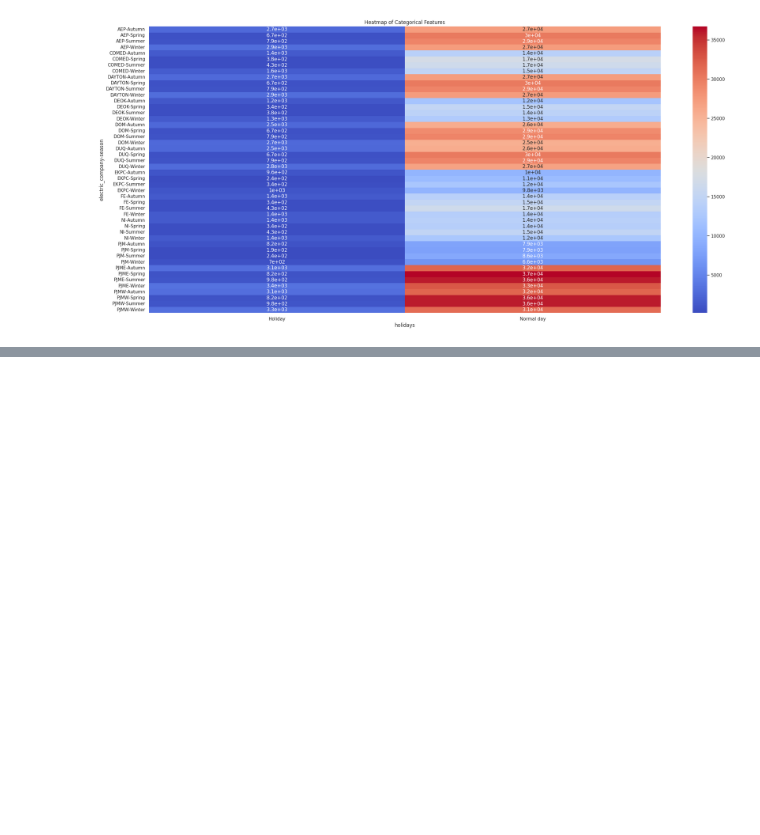
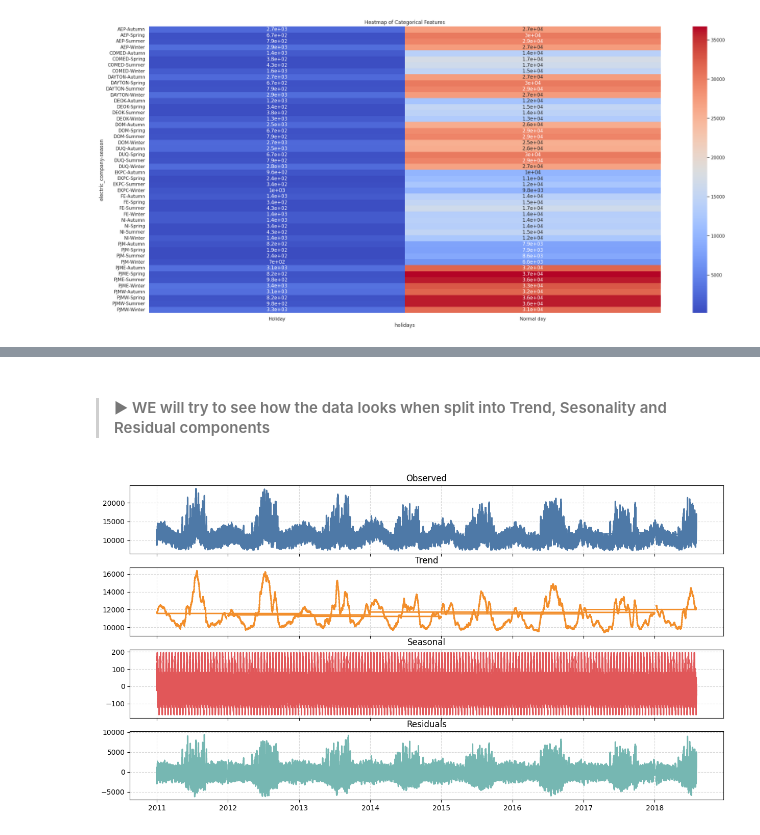
Before and after one commit to Tahsinmullick/energy_consumption_forecast_and_causal_modeling, a Jupyter notebook: Energy_Consumption_Modeling,_Forecast_and_Causal_Inference.ipynb, the cells around one changed output, grey strips where cells are left out. Cells and saved outputs as stored; diff of their text form; code cells hidden in the pictures; blank space fills up the shorter version.

```diff
--- a/Energy_Consumption_Modeling,_Forecast_and_Causal_Inference.ipynb
+++ b/Energy_Consumption_Modeling,_Forecast_and_Causal_Inference.ipynb
@@ -714,0 +729,7 @@ plt.show()
+# %%
+# Selecting ComED data from this dataset
+df_comed = pd.read_csv('/content/COMED_hourly.csv')
+
+# Set index to Datetime
+df_comed = df_comed.set_index('Datetime')
+df_comed.index = pd.to_datetime(df_comed.index)
@@ -714,0 +763,41 @@ plt.show()
+# %% [markdown]
+> #### ▶ WE will try to see how the data looks when split into Trend, Sesonality and Residual components
+# %%
+# Extract the Energy consumption column 'mw_energy'
+mw_energy_series = df_comed
+
+# Intitate seasonal decomposition
+result = seasonal_decompose(mw_energy_series, model='additive', period=365)
+
+
+# Manually plot each component
+fig, axes = plt.subplots(4, 1, figsize=(15, 8), sharex=True)
+
+# Use a unique, visually appealing color palette
+colors = ['#4E79A7', '#F28E2B', '#E15759', '#76B7B2']  # Example palette
+
+# Observed
+axes[0].plot(result.observed, color=colors[0], linewidth=2)
+axes[0].set_title('Observed', fontsize=12)
+axes[0].grid(color='gray', linestyle='--', alpha=0.3)
+
+# Trend
+axes[1].plot(result.trend, color=colors[1], linewidth=2)
+axes[1].set_title('Trend', fontsize=12)
+axes[1].grid(color='gray', linestyle='--', alpha=0.3)
+
+# Seasonal
+axes[2].plot(result.seasonal, color=colors[2], linewidth=2)
+axes[2].set_title('Seasonal', fontsize=12)
+axes[2].grid(color='gray', linestyle='--', alpha=0.3)
+
+# Residuals
+axes[3].plot(result.resid, color=colors[3], linewidth=2)
+axes[3].set_title('Residuals', fontsize=12)
+axes[3].grid(color='gray', linestyle='--', alpha=0.3)
+
+# Adjust layout for better spacing
+#plt.tight_layout()
+plt.show()
+# %% [output]
+[figure, added]
```
Also changed, not shown: parts of 53 cells of this notebook, 4 other files.
